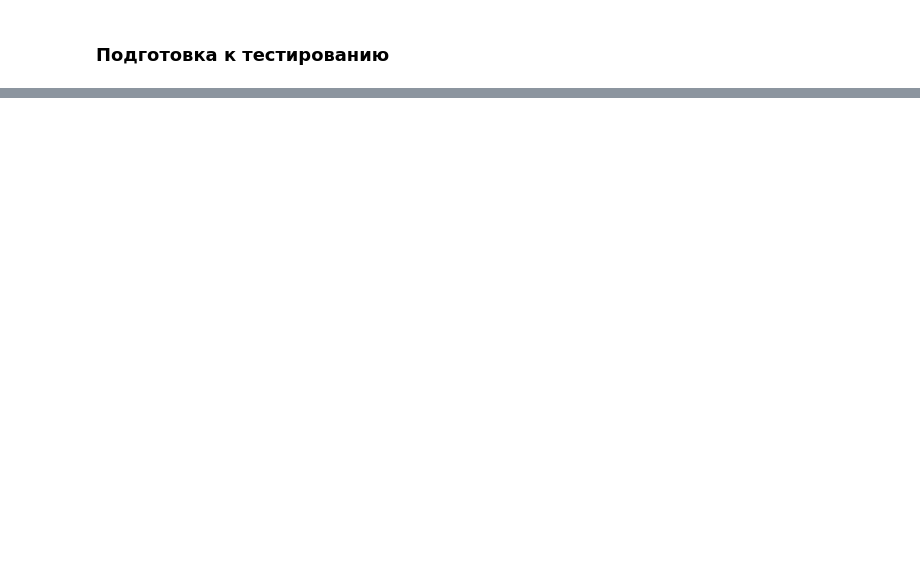
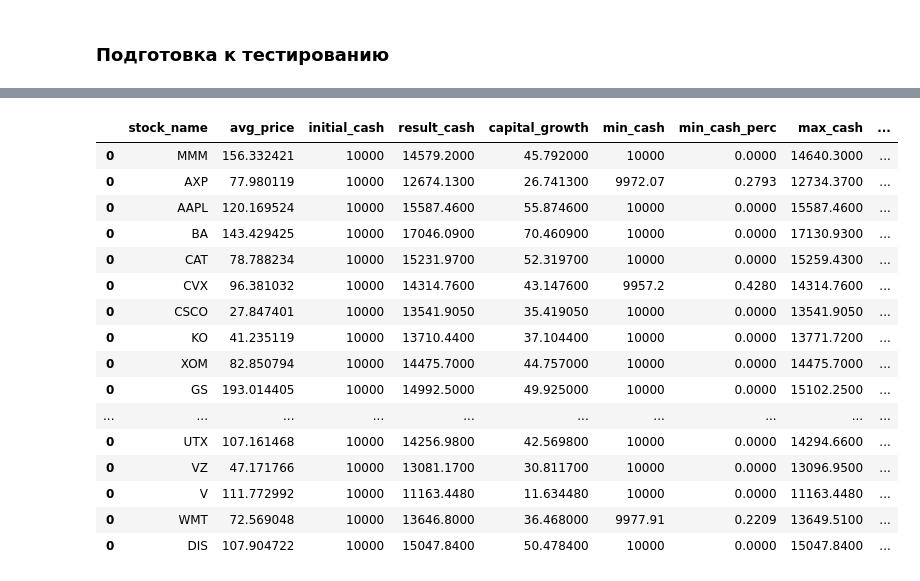
Before and after one commit to alexbukata/pso-trading, a Jupyter notebook: Traiding_multiple_stocks_with_pso_test_strategy.ipynb, the cells around one changed output, grey strips where cells are left out. Cells and saved outputs as stored; diff of their text form; code cells hidden in the pictures; blank space fills up the shorter version.

```diff
--- a/Traiding_multiple_stocks_with_pso_test_strategy.ipynb
+++ b/Traiding_multiple_stocks_with_pso_test_strategy.ipynb
@@ -177,0 +238,12 @@ buy: open: 47.49, cash=2234.5273249999964, diff=-1.4000000000000057, interest=0.
+# %%
+capital_growth = pd.DataFrame(columns=['stock_name', 'avg_price', 'initial_cash', 'result_cash', 'capital_growth', 'min_cash', 'min_cash_perc', 'max_cash', 'max_cash_perc'])
+for stock_name in stock_names:
+    test_data = data[data['date'] > test_datefrom.timestamp()]
+    test_data = test_data[test_data['date'] < test_dateto.timestamp()]
+    test_data = test_data[test_data['stock_name'] == lbl_encoder.transform(np.array([stock_name]))[0]]
+#     initial_cash = 20 * float(test_data['open'].head(1))
+    initial_cash = 10000
+    multipl = int(5000 / float(test_data['open'].head(1)))
+    cash_result, min_cash, max_cash, cashes, diffs = bot.simulate_trading_stat(strategy, test_data, initial_cash=initial_cash, multipl=multipl, interest_percent=0)
+    current_growth = pd.DataFrame([[stock_name, float(test_data['open'].mean()), initial_cash, cash_result, (cash_result / initial_cash - 1) * 100,  min_cash, (1 - min_cash/initial_cash) * 100, max_cash, max_cash/initial_cash * 100]], columns=['stock_name', 'avg_price', 'initial_cash', 'result_cash', 'capital_growth', 'min_cash', 'min_cash_perc', 'max_cash', 'max_cash_perc'])
+    capital_growth = pd.concat([capital_growth, current_growth])
@@ -177,0 +268,20 @@ buy: open: 47.49, cash=2234.5273249999964, diff=-1.4000000000000057, interest=0.
+# %%
+capital_growth
+# %% [output]
+|  | stock_name | avg_price | initial_cash | result_cash | capital_growth | min_cash | min_cash_perc | max_cash | ... |
+| 0 | MMM | 156.332421 | 10000 | 14579.2000 | 45.792000 | 10000 | 0.0000 | 14640.3000 | ... |
+| 0 | AXP | 77.980119 | 10000 | 12674.1300 | 26.741300 | 9972.07 | 0.2793 | 12734.3700 | ... |
+| 0 | AAPL | 120.169524 | 10000 | 15587.4600 | 55.874600 | 10000 | 0.0000 | 15587.4600 | ... |
+| 0 | BA | 143.429425 | 10000 | 17046.0900 | 70.460900 | 10000 | 0.0000 | 17130.9300 | ... |
+| 0 | CAT | 78.788234 | 10000 | 15231.9700 | 52.319700 | 10000 | 0.0000 | 15259.4300 | ... |
+| 0 | CVX | 96.381032 | 10000 | 14314.7600 | 43.147600 | 9957.2 | 0.4280 | 14314.7600 | ... |
+| 0 | CSCO | 27.847401 | 10000 | 13541.9050 | 35.419050 | 10000 | 0.0000 | 13541.9050 | ... |
+| 0 | KO | 41.235119 | 10000 | 13710.4400 | 37.104400 | 10000 | 0.0000 | 13771.7200 | ... |
+| 0 | XOM | 82.850794 | 10000 | 14475.7000 | 44.757000 | 10000 | 0.0000 | 14475.7000 | ... |
+| 0 | GS | 193.014405 | 10000 | 14992.5000 | 49.925000 | 10000 | 0.0000 | 15102.2500 | ... |
+| ... | ... | ... | ... | ... | ... | ... | ... | ... | ... |
+| 0 | UTX | 107.161468 | 10000 | 14256.9800 | 42.569800 | 10000 | 0.0000 | 14294.6600 | ... |
+| 0 | VZ | 47.171766 | 10000 | 13081.1700 | 30.811700 | 10000 | 0.0000 | 13096.9500 | ... |
+| 0 | V | 111.772992 | 10000 | 11163.4480 | 11.634480 | 10000 | 0.0000 | 11163.4480 | ... |
+| 0 | WMT | 72.569048 | 10000 | 13646.8000 | 36.468000 | 9977.91 | 0.2209 | 13649.5100 | ... |
+| 0 | DIS | 107.904722 | 10000 | 15047.8400 | 50.478400 | 10000 | 0.0000 | 15047.8400 | ... |
```
Also changed, not shown: parts of 16 cells of this notebook, 5 other files.
